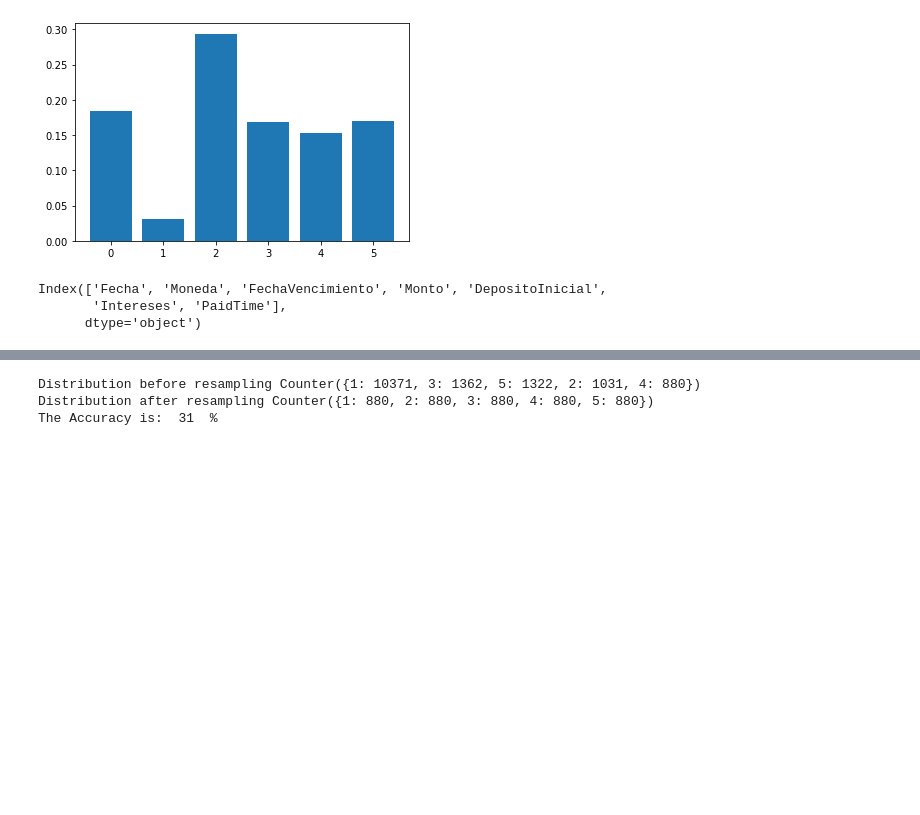
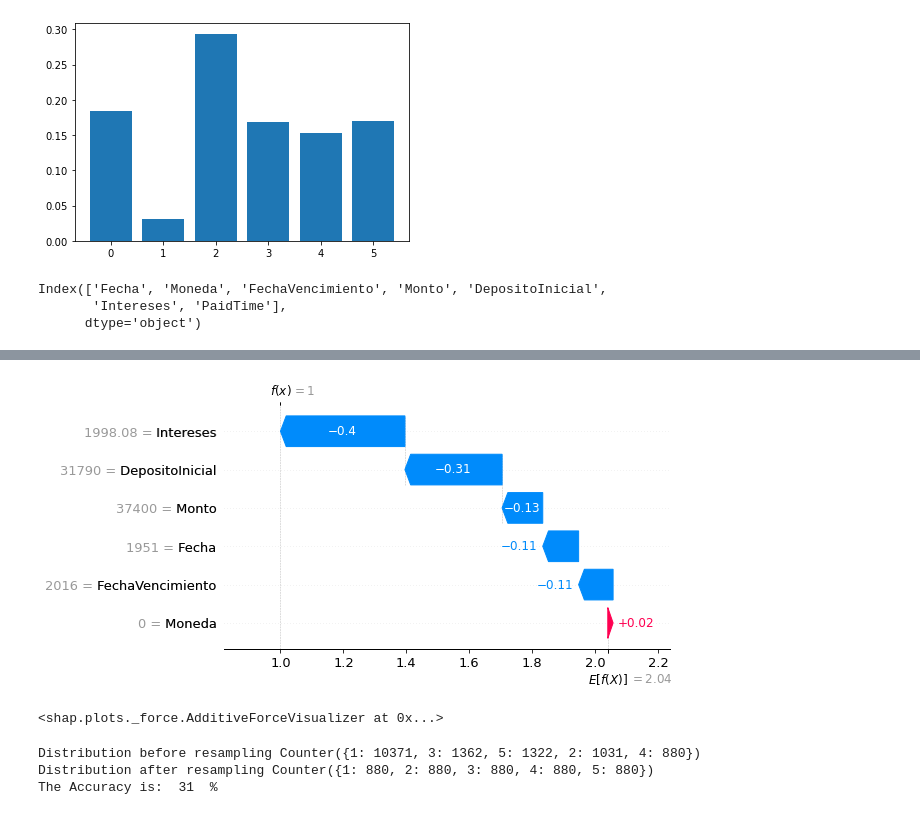
Before and after one commit to jrolopez20/blu-ml, a Jupyter notebook: Finance factoring late invoice prediction - Multi Class Classification.ipynb, the cells around one changed output, grey strips where cells are left out. Drawn from its saved outputs; the diff is of its cells as text; code cells hidden in the pictures; blank space fills up the shorter version.

```diff
--- a/Finance factoring late invoice prediction - Multi Class Classification.ipynb
+++ b/Finance factoring late invoice prediction - Multi Class Classification.ipynb
@@ -226,3 +256,11 @@ Index(['Fecha', 'Moneda', 'FechaVencimiento', 'Monto', 'DepositoInicial',
+# %%
+shap.plots.waterfall(shap_values[0])
+# %% [output]
+[figure, added]
+# %%
+shap.plots.force(shap_values[100])
+# %% [output]
+<shap.plots._force.AdditiveForceVisualizer at 0x...>
 # %%
 us = NearMiss()
 
```
Also changed, not shown: parts of 6 cells of this notebook.
